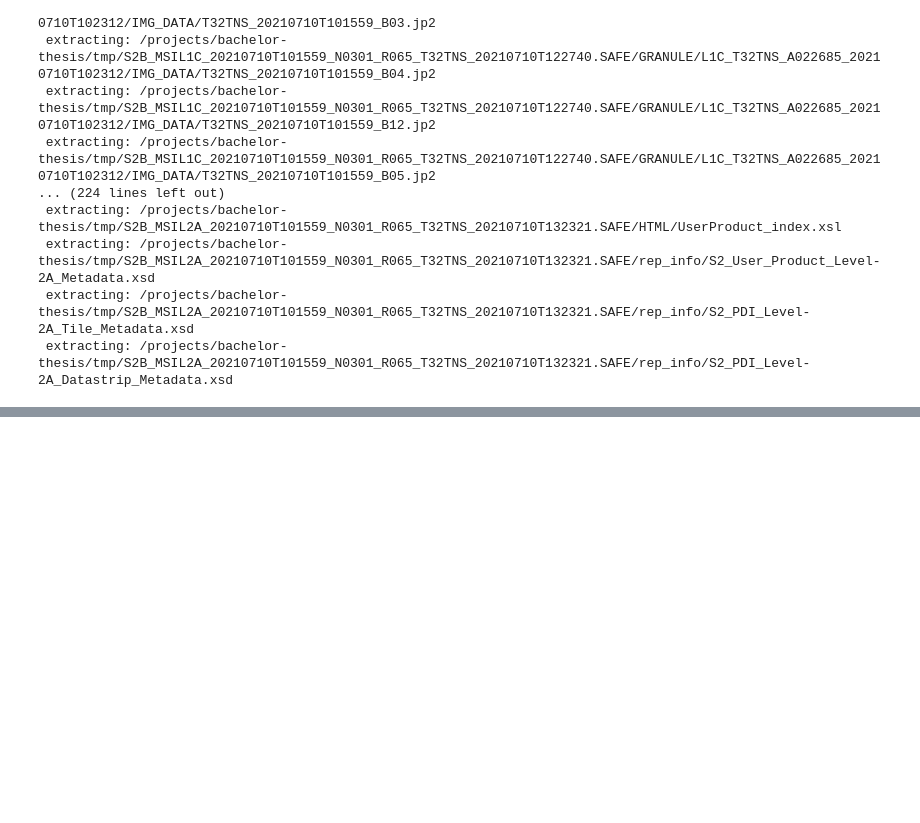
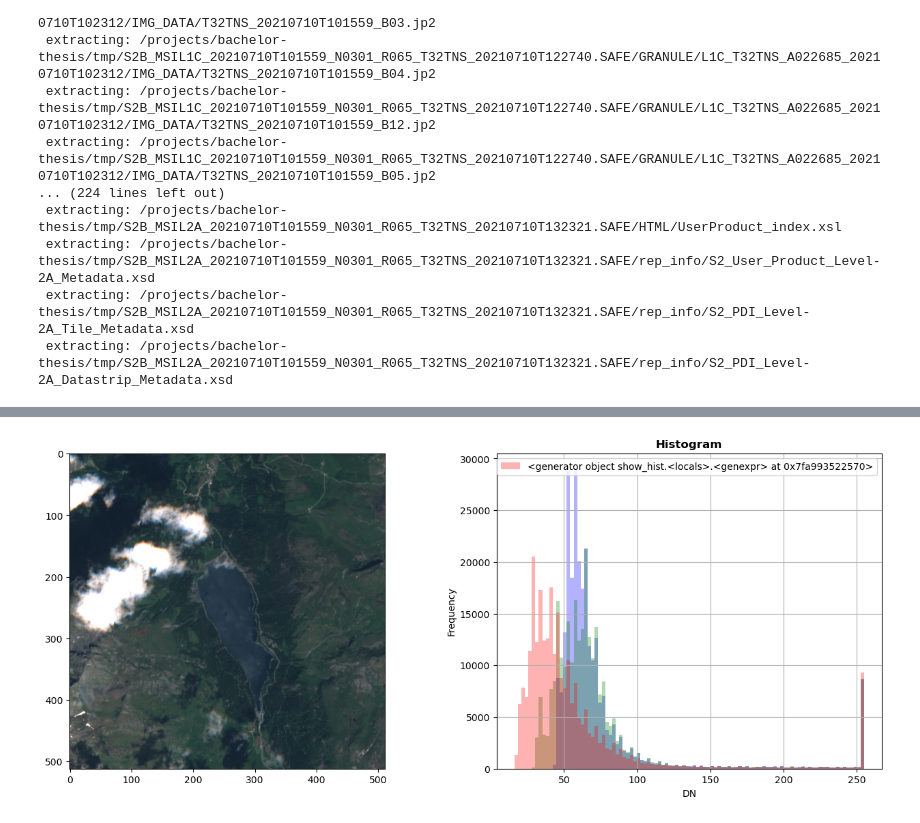
Before and after one commit to wp99cp/bachelor-thesis, a Jupyter notebook: pre-processing/data-analysis/s2cloudless.ipynb, the cells around one changed output, grey strips where cells are left out. Saved outputs shown, nothing was run; the diff lists cells and outputs as text; code cells hidden in the pictures; blank space fills up the shorter version.

```diff
--- a/pre-processing/data-analysis/s2cloudless.ipynb
+++ b/pre-processing/data-analysis/s2cloudless.ipynb
@@ -72,0 +108,16 @@ show(img)
+# %%
+from matplotlib import pyplot as plt
+import rasterio
+
+(lon, lat) = (548696.7,5150003.9)
+IMG_SIZE = 512
+
+py, px = img.index(lon, lat)
+window = Window(px - IMG_SIZE // 2, py - IMG_SIZE // 2, IMG_SIZE, IMG_SIZE)
+
+# Plot the window aside with the histogram
+fig, ax = plt.subplots(1, 2, figsize=(16, 6))
+show(img.read(window=window), ax=ax[0])
+rasterio.plot.show_hist(img.read(window=window), bins=100, lw=0.0, stacked=False, alpha=0.3, histtype='stepfilled', ax=ax[1], title="Histogram")
+# %% [output]
+[figure, added]
```
Also changed, not shown: parts of 9 cells of this notebook, 2 other files.
